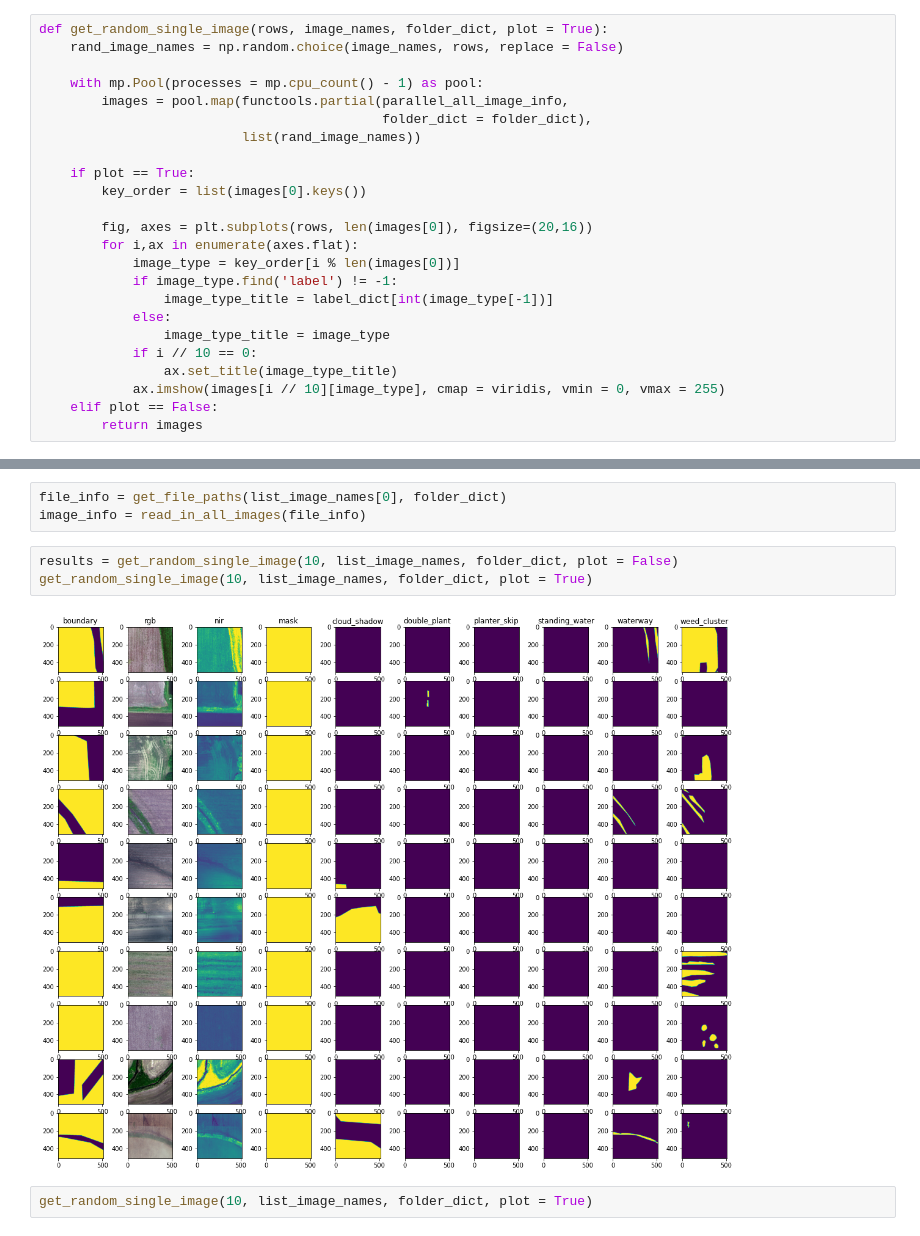
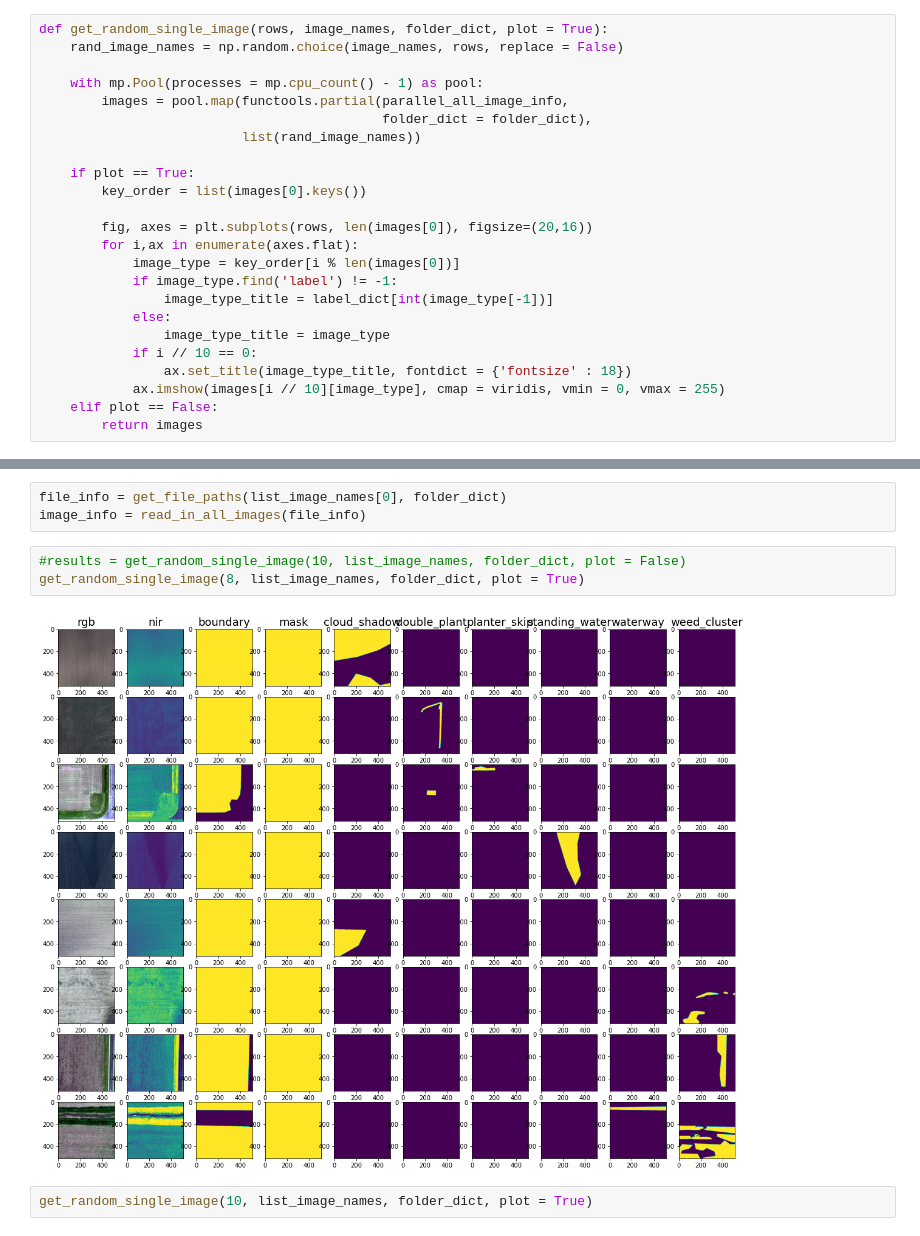
Before and after one commit to AndersonMonken/ANLY590-AgViz2020, a Jupyter notebook: first_go_around.ipynb, the cells around one changed output, grey strips where cells are left out. Cells and saved outputs as stored; diff of their text form.

```diff
--- a/first_go_around.ipynb
+++ b/first_go_around.ipynb
@@ -119,7 +119,7 @@ def get_random_single_image(rows, image_names, folder_dict, plot = True):
             else:
                 image_type_title = image_type
             if i // 10 == 0:
-                ax.set_title(image_type_title)
+                ax.set_title(image_type_title, fontdict = {'fontsize' : 18})
             ax.imshow(images[i // 10][image_type], cmap = viridis, vmin = 0, vmax = 255)
     elif plot == False:
         return images
@@ -135,10 +135,10 @@ with mp.Pool(processes = mp.cpu_count() - 1) as pool:
 file_info = get_file_paths(list_image_names[0], folder_dict)
 image_info = read_in_all_images(file_info)
 # %%
-results = get_random_single_image(10, list_image_names, folder_dict, plot = False)
-get_random_single_image(10, list_image_names, folder_dict, plot = True)
+#results = get_random_single_image(10, list_image_names, folder_dict, plot = False)
+get_random_single_image(8, list_image_names, folder_dict, plot = True)
 # %% [output]
-[figure, old version]
+[figure, new version]
 # %%
 get_random_single_image(10, list_image_names, folder_dict, plot = True)
 # %% [output]
```
Also changed, not shown: parts of 15 cells of this notebook, 1 other file.
